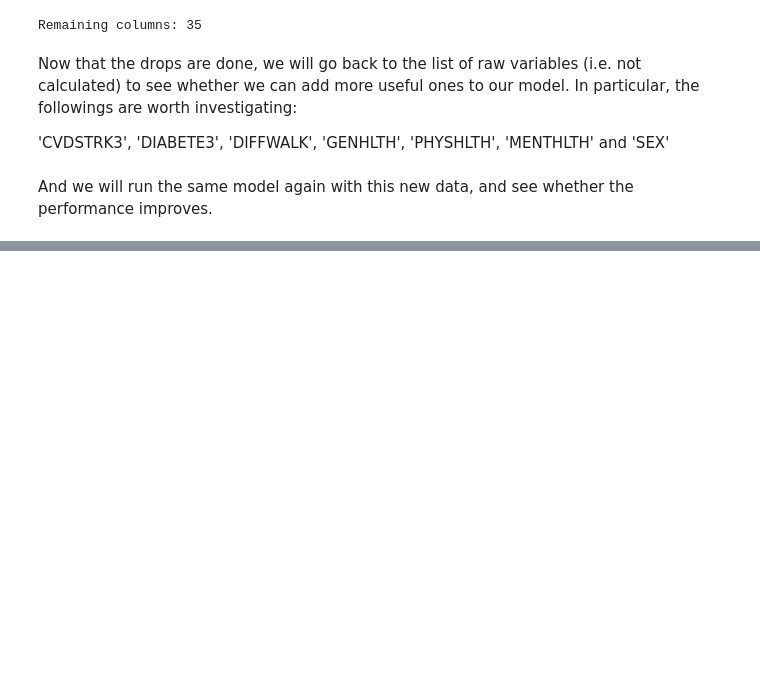
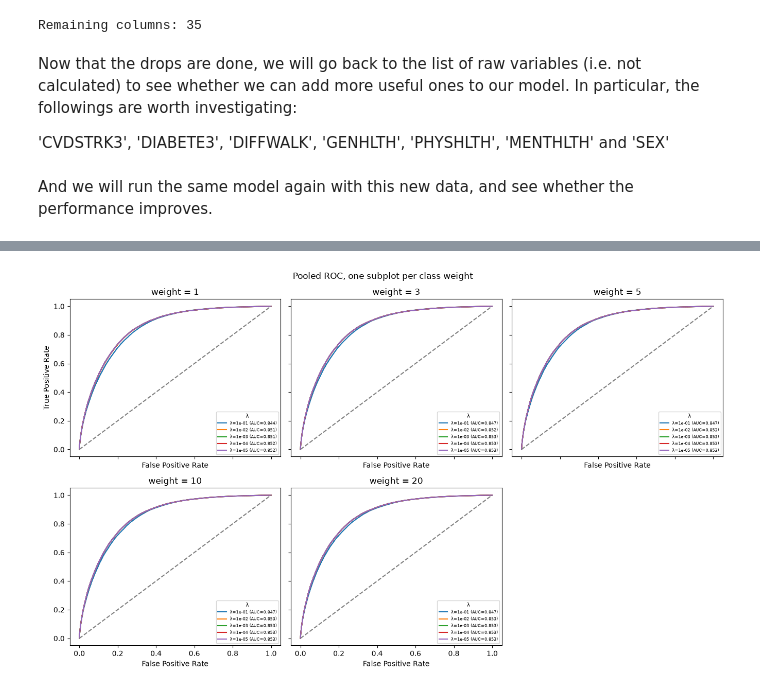
Before and after one commit to AlfinSib/ML_project_1, a Jupyter notebook: data_cleaning.ipynb, the cells around one changed output, grey strips where cells are left out. Cells and saved outputs as stored; diff of their text form; code cells hidden in the pictures; blank space fills up the shorter version.

Commit message:
implemented weighted reg log regression and tested

```diff
--- a/data_cleaning.ipynb
+++ b/data_cleaning.ipynb
@@ -747,0 +932,28 @@ lam=1.0e-01: F1=0.3932±0.0015  P=0.308  R=0.542  t*=0.370±0.000
+# %%
+weights_present = sorted({r["weight"] for r in results}, key=float)
+n_w = len(weights_present)
+ncols = 3
+nrows = int(np.ceil(n_w / ncols))
+fig, axes = plt.subplots(nrows, ncols, figsize=(4.5 * ncols, 4 * nrows),
+                        sharex=True, sharey=True)
+axes = np.atleast_1d(axes).ravel()          # flatten (2,3) grid into a 1-D array of axes
+
+for ax, w_val in zip(axes, weights_present):
+    for r in results:
+        if r["weight"] != w_val:
+            continue
+        fpr, tpr, auc = ds.ROC_AUC(y_train, r["val_scores"])
+        ax.plot(fpr, tpr, label=f"λ={r['lam']:.0e} (AUC={auc:.3f})")
+    ax.plot([0, 1], [0, 1], color="grey", linestyle="--")
+    ax.set_title(f"weight = {w_val:g}")
+    ax.set_xlabel("False Positive Rate")
+    ax.legend(fontsize=6, title="λ", title_fontsize=7)      # AUC visible in EVERY panel
+
+axes[0].set_ylabel("True Positive Rate")
+for ax in axes[n_w:]:                       # hide the unused 6th slot
+    ax.set_visible(False)
+
+fig.suptitle("Pooled ROC, one subplot per class weight")
+fig.tight_layout()
+# %% [output]
+[figure, added]
```
Also changed, not shown: parts of 12 cells of this notebook, 1 other file.
